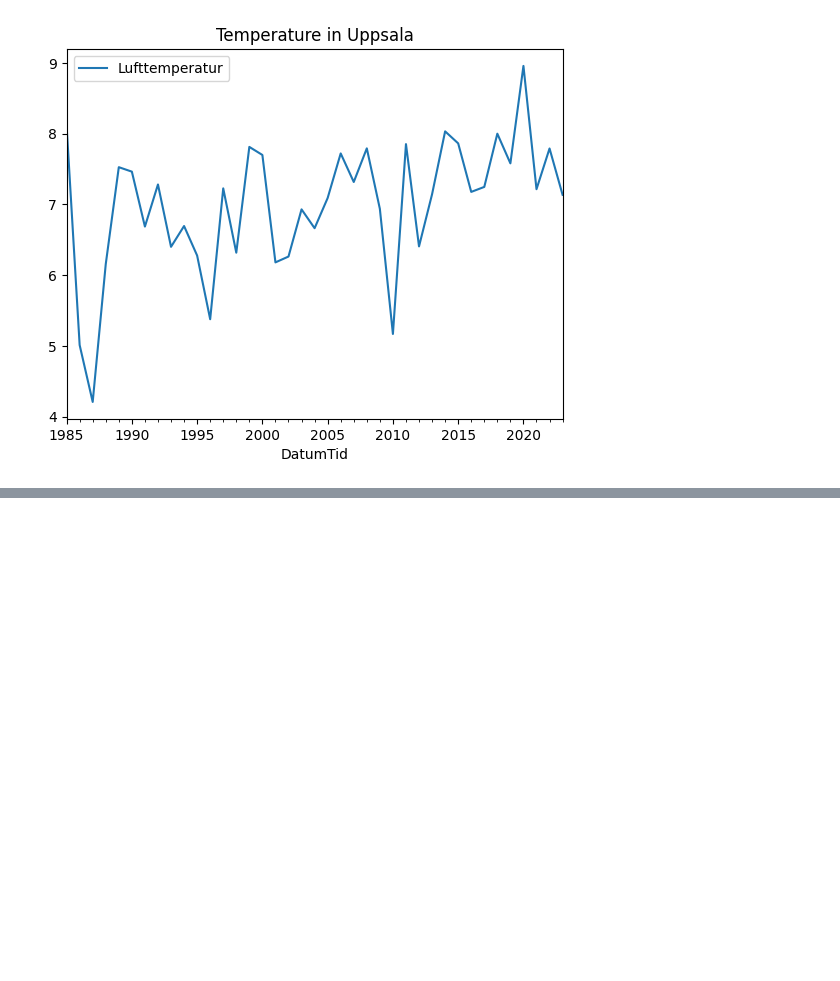
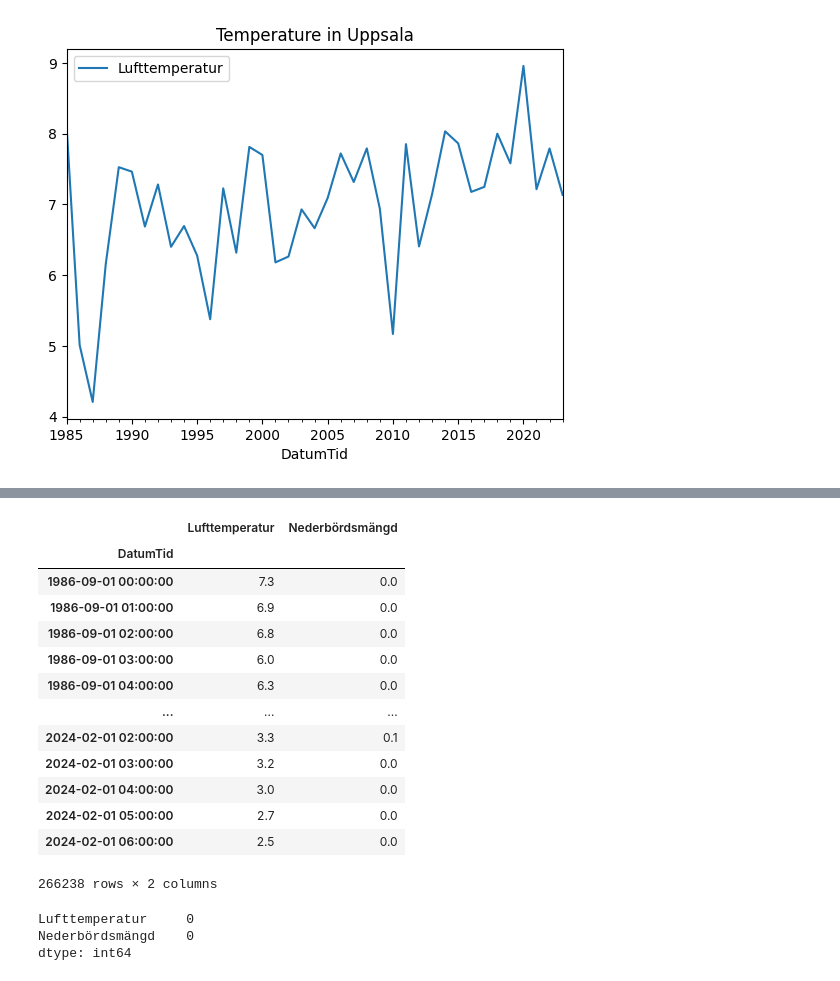
Before and after one commit to stiven88c/big-data-playground, a Jupyter notebook: project.ipynb, the cells around one changed output, grey strips where cells are left out. Drawn from its saved outputs; the diff is of its cells as text; code cells hidden in the pictures; blank space fills up the shorter version.

```diff
--- a/project.ipynb
+++ b/project.ipynb
@@ -132,0 +155,22 @@ data[data['DatumTid'] < '2024'].resample('YE', on='DatumTid').mean().plot(y='Luf
+# %%
+df_total = data.merge(df_precip, on='DatumTid', how='inner')
+
+df_total = df_total.set_index('DatumTid')
+df_total = df_total['1986-09-01':]
+
+df_total
+# %% [output]
+|  | Lufttemperatur | Nederbördsmängd |
+| DatumTid |  |  |
+| 1986-09-01 00:00:00 | 7.3 | 0.0 |
+| 1986-09-01 01:00:00 | 6.9 | 0.0 |
+| 1986-09-01 02:00:00 | 6.8 | 0.0 |
+| 1986-09-01 03:00:00 | 6.0 | 0.0 |
+| 1986-09-01 04:00:00 | 6.3 | 0.0 |
+| ... | ... | ... |
+| 2024-02-01 02:00:00 | 3.3 | 0.1 |
+| 2024-02-01 03:00:00 | 3.2 | 0.0 |
+| 2024-02-01 04:00:00 | 3.0 | 0.0 |
+| 2024-02-01 05:00:00 | 2.7 | 0.0 |
+| 2024-02-01 06:00:00 | 2.5 | 0.0 |
+266238 rows × 2 columns
@@ -132,0 +183,6 @@ data[data['DatumTid'] < '2024'].resample('YE', on='DatumTid').mean().plot(y='Luf
+# %%
+df_total.isna().sum()
+# %% [output]
+Lufttemperatur     0
+Nederbördsmängd    0
+dtype: int64
```
Also changed, not shown: parts of 6 cells of this notebook.
